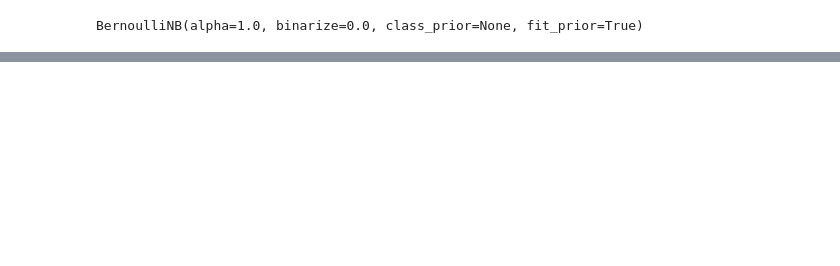
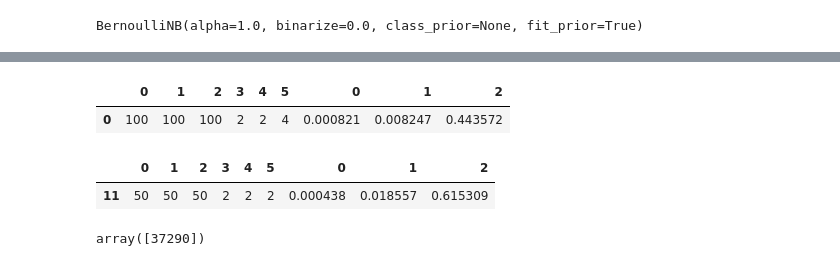
Before and after one commit to divyanshsinghvi/parallel-IO-autotuning, a Jupyter notebook: progress/active/predicting_time.ipynb, the cells around one changed output, grey strips where cells are left out. Drawn from its saved outputs; the diff is of its cells as text; code cells hidden in the pictures; blank space fills up the shorter version.

```diff
--- a/progress/active/predicting_time.ipynb
+++ b/progress/active/predicting_time.ipynb
@@ -185,0 +230,29 @@ trees.score(test_X, test_Y, sample_weight=None)
+# %%
+import json
+with open('/Users/megha/parallel/mnt/project/progress/confex.json') as f:
+    data = json.load(f)
+
+cb_buffer_size = data["mpi"]["cb_buffer_size"]
+stripe_size = data["lfs"]["setstripe"]["size"]
+stripe_count = data["lfs"]["setstripe"]["count"]
+
+col_names =  ['cb1', 'cb2', 'cb3']
+cb_df  = pd.DataFrame(columns = col_names)
+cb_df.loc[len(cb_df)] = [stripe_size, stripe_count, cb_buffer_size]
+
+
+scaler_filename = "scaler.save"
+scaler = joblib.load(scaler_filename)
+norm_df = scaler.transform( cb_df )
+temp = pd.DataFrame(norm_df)
+
+
+
+
+col_names =  ['0','1', '2','3','4','5']
+my_df = pd.DataFrame(columns=col_names)
+my_df.loc[len(my_df)] = [100,100,100,2,2,4]
+x = pd.concat([my_df,temp], axis=1)
+
+
+print(trees.predict(x))
@@ -185,0 +281,14 @@ trees.score(test_X, test_Y, sample_weight=None)
+# %%
+x
+# %% [output]
+|  | 0 | 1 | 2 | 3 | 4 | 5 | 0 | 1 | 2 |
+| 0 | 100 | 100 | 100 | 2 | 2 | 4 | 0.000821 | 0.008247 | 0.443572 |
+# %%
+test_X.head(1)
+# %% [output]
+|  | 0 | 1 | 2 | 3 | 4 | 5 | 0 | 1 | 2 |
+| 11 | 50 | 50 | 50 | 2 | 2 | 2 | 0.000438 | 0.018557 | 0.615309 |
+# %%
+trees.predict(test_X.head(1))
+# %% [output]
+array([37290])
```
Also changed, not shown: parts of 13 cells of this notebook, 2 other files.
